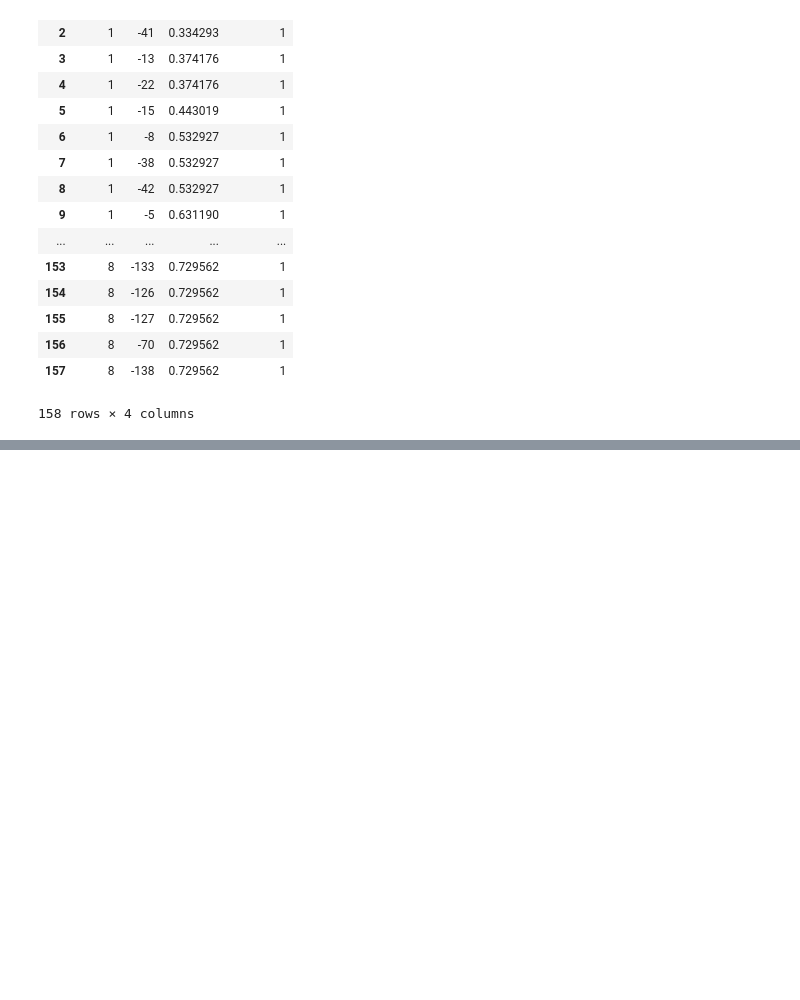
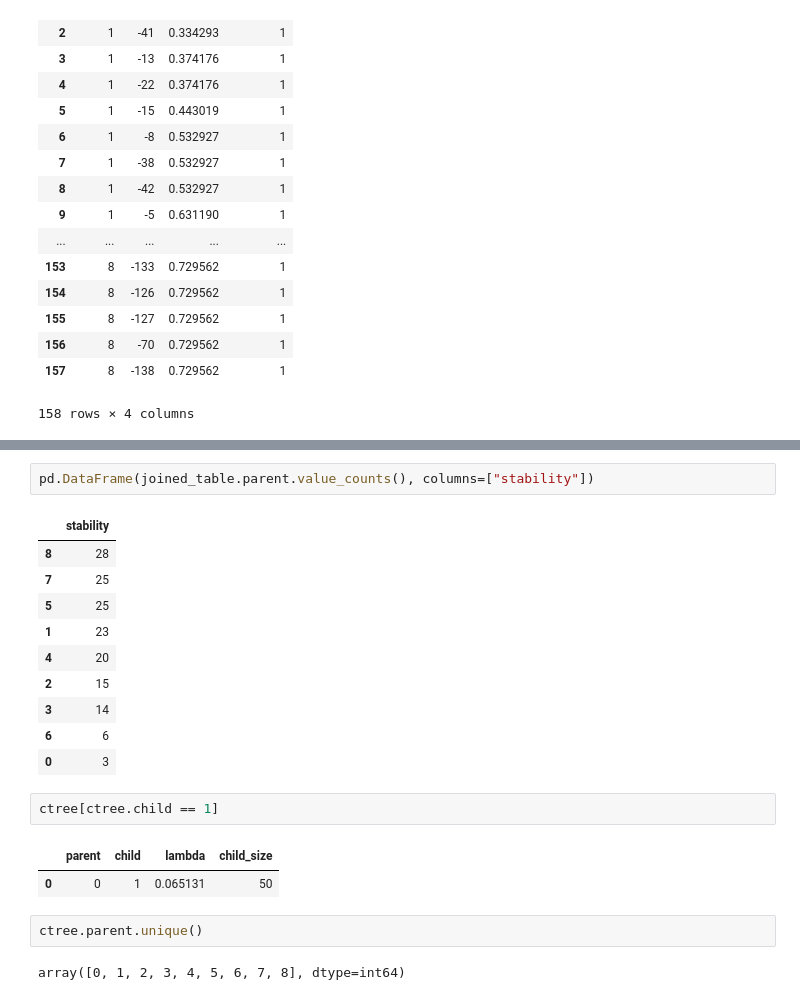
Before and after one commit to scikit-learn-contrib/hdbscan, a Jupyter notebook: ClusterTree-Copy1.ipynb, the cells around one changed output, grey strips where cells are left out. Drawn from its saved outputs; the diff is of its cells as text; blank space fills up the shorter version.

```diff
--- a/ClusterTree-Copy1.ipynb
+++ b/ClusterTree-Copy1.ipynb
@@ -217,0 +238,22 @@ array([[  41.        ,  293.        ,    2.99138468,   50.        ],
+# %%
+pd.DataFrame(joined_table.parent.value_counts(), columns=["stability"])
+# %% [output]
+|  | stability |
+| 8 | 28 |
+| 7 | 25 |
+| 5 | 25 |
+| 1 | 23 |
+| 4 | 20 |
+| 2 | 15 |
+| 3 | 14 |
+| 6 | 6 |
+| 0 | 3 |
+# %%
+ctree[ctree.child == 1]
+# %% [output]
+|  | parent | child | lambda | child_size |
+| 0 | 0 | 1 | 0.065131 | 50 |
+# %%
+ctree.parent.unique()
+# %% [output]
+array([0, 1, 2, 3, 4, 5, 6, 7, 8], dtype=int64)
```
Also changed, not shown: parts of 11 cells of this notebook.
